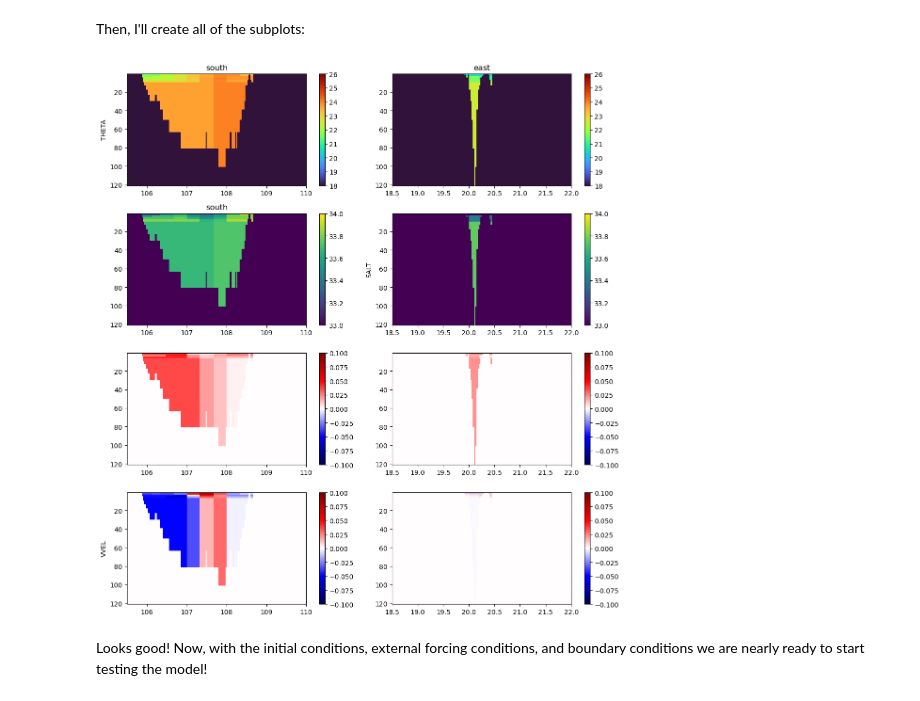
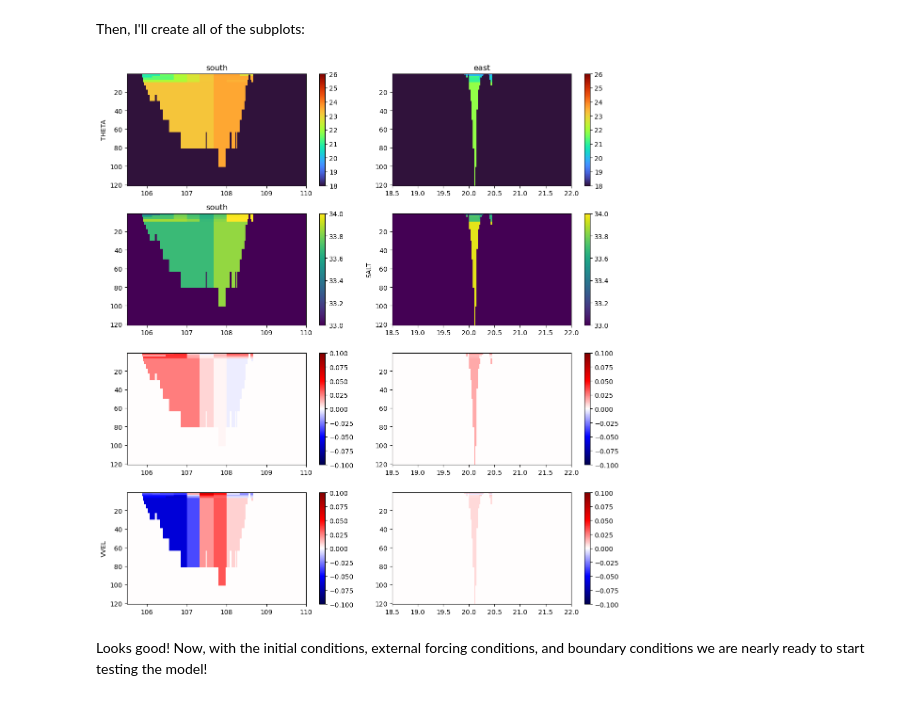
Before and after one commit to makinchii/CS185C, a Jupyter notebook: project/notebooks/Creating the Boundaries.ipynb, the cells around one changed output. Drawn from its saved outputs; the diff is of its cells as text; code cells hidden in the pictures.

```diff
--- a/project/notebooks/Creating the Boundaries.ipynb
+++ b/project/notebooks/Creating the Boundaries.ipynb
@@ -130,8 +130,8 @@ plt.show()
 As we can see, my model boundary (green) is completely surrounded by the points in tile 6(black). There are points outside of my domain that I will not use - I will omit these points as well. Given these observations, now I read in points from just those tiles to use in interpolation:
 # %%
 # Defines Ha Long Bay domain bounds
-lon_min, lon_max = 106.0, 110.0
-lat_min, lat_max = 18.5, 21.5
+lon_min, lon_max = 105.5, 110.0
+lat_min, lat_max = 18.5, 22.0
 
 tile_list = [6]
 
@@ -184,7 +184,8 @@ Next, we'll read in the real data fields and apply the modifications. First, cre
 # %%
 # make a file dictionary to loop over
 
-year = 2004
+year = 2005
+
 file_prefix_dict = {'THETA':'THETA_'+str(year)+'.nc',
                     'SALT':'SALT_'+str(year)+'.nc',
                     'UVEL':'UVELMASS_'+str(year)+'.nc',
@@ -311,7 +309,7 @@ for boundary in boundary_list:
     # loop through each variable and corresponding ECCO grid
     for variable_name, init_grid in zip(variable_names, init_grids):
 
-        output_grid = np.zeros((timesteps, np.size(delR), np.size(boundary_XC)))
+        output_grid = np.zeros((timesteps + 1, np.size(delR), np.size(boundary_XC)))
 
         # print a message to keep track of which variable we are working on
         # uncomment to use
@@ -324,6 +322,9 @@ for boundary in boundary_list:
             for k in range(len(delR)):
                 output_grid[t,k,:] = interpolated_grid[k,:,:].ravel()
 
+        # make an extra time slice
+        output_grid[timesteps, :, :] = output_grid[timesteps - 1, :, :]
+
         # output the interpolated grid
         output_file = os.path.join(input_dir,'obcs',variable_name+'_'+boundary+'_'+str(year))
         output_grid.ravel('C').astype('>f4').tofile(output_file)
@@ -350,39 +351,39 @@ for i in range(len(variable_names)):
         boundary_grid = np.fromfile(os.path.join(input_dir,'obcs',variable_name+'_'+boundary+ '_' + str(year)),'>f4')
 
         if boundary in ['west','east']:
-            boundary_grid = boundary_grid.reshape((timesteps, np.shape(delR)[0],np.shape(XC)[0]))
+            boundary_grid = boundary_grid.reshape((timesteps + 1, np.shape(delR)[0],np.shape(XC)[0]))
             boundary_grid = boundary_grid[0, :, :] # choose just the first timestep for plotting
             if boundary=='west':
                 x = YC[:,1]
             if boundary=='east':
                 x = YC[:,-1]
         else:
-            boundary_grid = boundary_grid.reshape((timesteps, np.shape(delR)[0],np.shape(XC)[1]))
+            boundary_grid = boundary_grid.reshape((timesteps + 1, np.shape(delR)[0],np.shape(XC)[1]))
             boundary_grid = boundary_grid[0, :, :] # choose just the first timestep for plotting
             if boundary=='north':
                 x = XC[-1,:]
             if boundary=='south':
                 x = XC[1,:]
 
         plot_counter += 1
         plt.subplot(len(variable_names),len(boundary_list),plot_counter)
         C = plt.pcolormesh(x, Z, boundary_grid,
                            vmin=meta_dict[variable_names[i]][0],
                            vmax=meta_dict[variable_names[i]][1],
                            cmap=meta_dict[variable_names[i]][2])
         plt.colorbar(C,fraction=0.26)
         plt.gca().invert_yaxis()
 
         if plot_counter%3==1:
             plt.ylabel(variable_name)
         if plot_counter<4:
             plt.title(boundary)
 
 plt.tight_layout()
 
 plt.show()
 # %% [output]
-[figure, old version]
+[figure, new version]
 # %% [markdown]
 Looks good! Now, with the initial conditions, external forcing conditions, and boundary conditions we are nearly ready to start testing the model!
 # %% [markdown]
```
Also changed, not shown: parts of 2 cells of this notebook, 11 other files.
